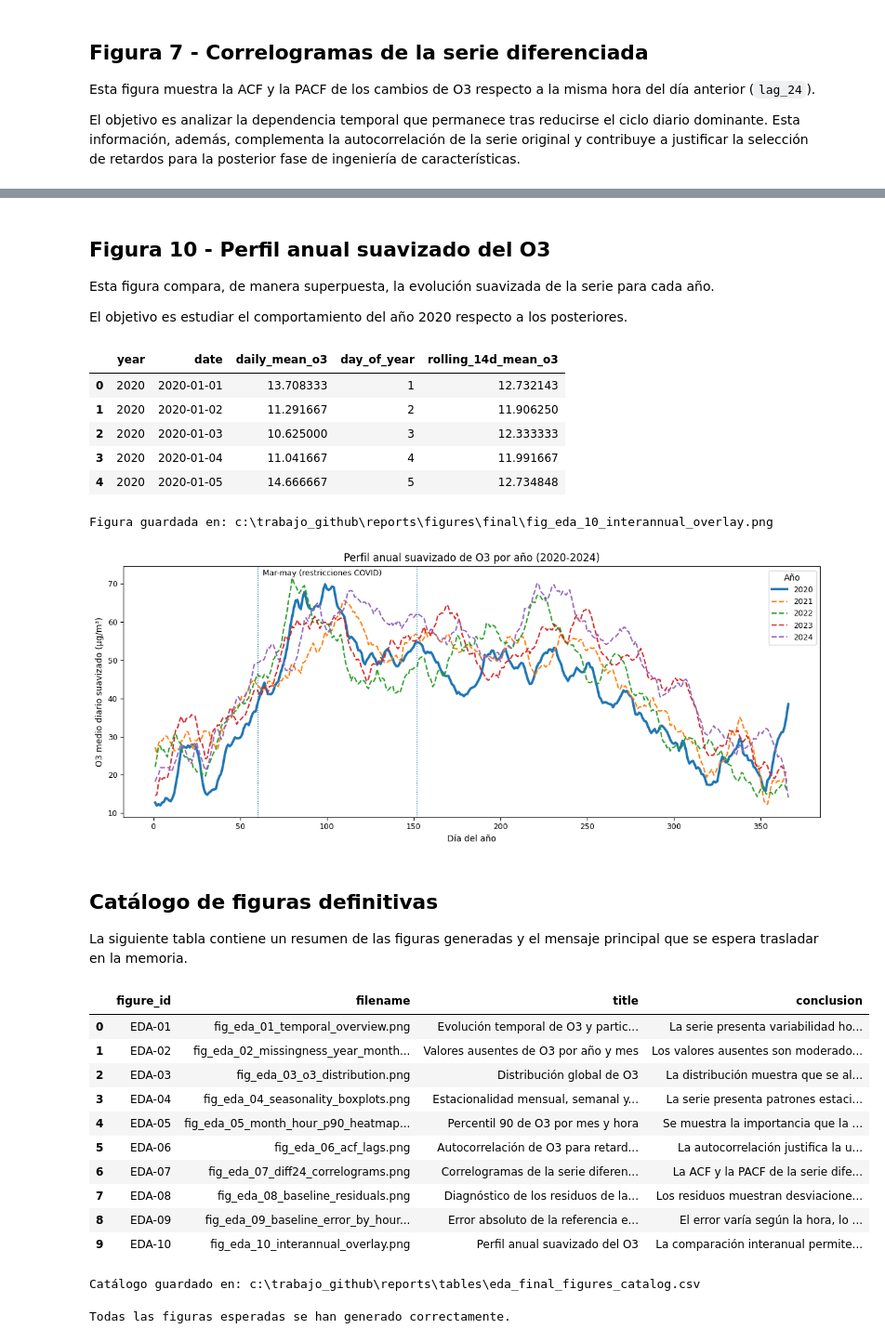
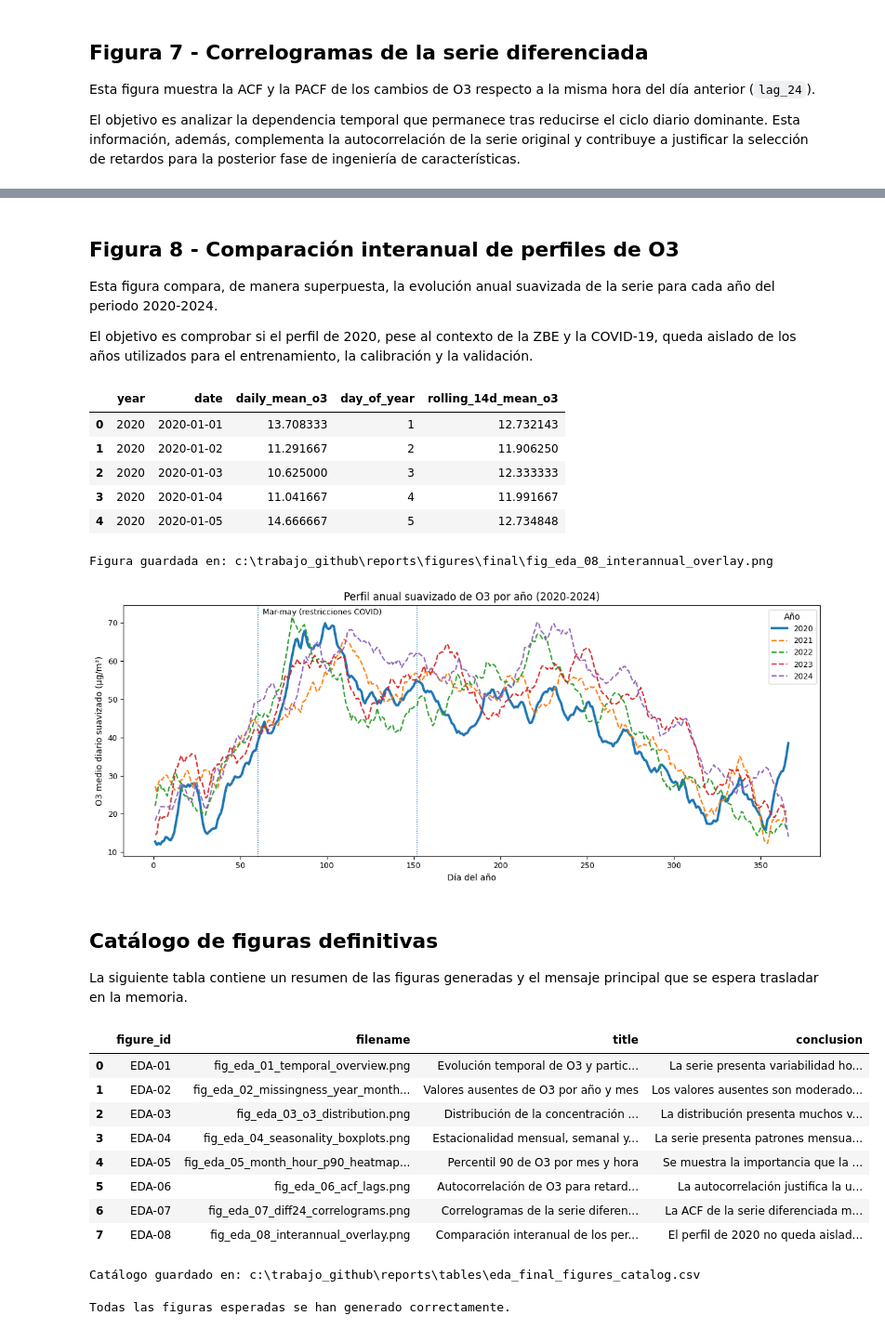
Before and after one commit to hipenation2142/trabajo, a Jupyter notebook: notebooks/01b_eda_final_figures.ipynb, the cells around one changed output, grey strips where cells are left out. Shown at 93% size. Drawn from its saved outputs; the diff is of its cells as text; code cells hidden in the pictures.

```diff
--- a/notebooks/01b_eda_final_figures.ipynb
+++ b/notebooks/01b_eda_final_figures.ipynb
@@ -1090,12 +892,12 @@ Figura guardada en: c:\trabajo_github\reports\figures\final\fig_eda_09_baseline_
 # %% [markdown]
-## Figura 10 - Perfil anual suavizado del O3
+## Figura 8 - Comparación interanual de perfiles de O3
 
-Esta figura compara, de manera superpuesta, la evolución suavizada de la serie para cada año.
+Esta figura compara, de manera superpuesta, la evolución anual suavizada de la serie para cada año del periodo 2020-2024.
 
-El objetivo es estudiar el comportamiento del año 2020 respecto a los posteriores.
+El objetivo es comprobar si el perfil de 2020, pese al contexto de la ZBE y la COVID-19, queda aislado de los años utilizados para el entrenamiento, la calibración y la validación.
 # %%
 regime_df = (
-    eda_df[eda_df["year"].between(2020, 2024)]
+    eda_modeling_df[eda_modeling_df["year"].between(2020, 2024)]
     .dropna(subset=["o3"])
     .copy()
 )
@@ -1134,8 +936,11 @@ for year in comparison_years:
         label=str(year),
     )
 
+# Las líneas verticales delimitan el periodo marzo-mayo,
+# asociado a las restricciones más severas por COVID-19 en el año 2020.
 ax.axvline(60, linestyle=":", linewidth=1)
 ax.axvline(152, linestyle=":", linewidth=1)
+
 upper_y = ax.get_ylim()[1]
 
 ax.text(
@@ -1154,7 +959,7 @@ ax.legend(title="Año")
 
 fig.tight_layout()
 
-save_final_figure(fig, "fig_eda_10_interannual_overlay.png")
+save_final_figure(fig, "fig_eda_08_interannual_overlay.png")
 
 plt.show()
 # %% [output]
@@ -1164,7 +969,7 @@ plt.show()
 | 2 | 2020 | 2020-01-03 | 10.625000 | 3 | 12.333333 |
 | 3 | 2020 | 2020-01-04 | 11.041667 | 4 | 11.991667 |
 | 4 | 2020 | 2020-01-05 | 14.666667 | 5 | 12.734848 |
-Figura guardada en: c:\trabajo_github\reports\figures\final\fig_eda_10_interannual_overlay.png
+Figura guardada en: c:\trabajo_github\reports\figures\final\fig_eda_08_interannual_overlay.png
 [figure]
 # %% [markdown]
 ## Catálogo de figuras definitivas
@@ -1177,25 +982,25 @@ final_figures_catalog = pd.DataFrame(
             "figure_id": "EDA-01",
             "filename": "fig_eda_01_temporal_overview.png",
             "title": "Evolución temporal de O3 y partición cronológica",
-            "conclusion": "La serie presenta variabilidad horaria y una evolución temporal que justifica la partición cronológica.",
+            "conclusion": "La serie presenta variabilidad horaria, estructura estacional y diferencias entre bloques cronológicos.",
         },
         {
             "figure_id": "EDA-02",
             "filename": "fig_eda_02_missingness_year_month.png",
             "title": "Valores ausentes de O3 por año y mes",
-            "conclusion": "Los valores ausentes son moderados, pero no completamente uniformes en el tiempo.",
+            "conclusion": "Los valores ausentes son moderados, pero no se distribuyen de forma completamente uniforme en el tiempo.",
         },
         {
             "figure_id": "EDA-03",
             "filename": "fig_eda_03_o3_distribution.png",
-            "title": "Distribución global de O3",
-            "conclusion": "La distribución muestra que se alcanzan valores de cierta importancia pero no excesivamente elevados.",
+            "title": "Distribución de la concentración horaria de O3",
+            "conclusion": "La distribución presenta muchos valores bajos, un cuerpo central amplio y una cola derecha asociada a episodios elevados.",
         },
         {
             "figure_id": "EDA-04",
             "filename": "fig_eda_04_seasonality_boxplots.png",
             "title": "Estacionalidad mensual, semanal y horaria",
-            "conclusion": "La serie presenta patrones estacionales que justifican el uso de variables temporales.",
+            "conclusion": "La serie presenta patrones mensuales y horarios claros, y un patrón semanal más suave.",
         },
         {
             "figure_id": "EDA-05",
@@ -1204,61 +1009,45 @@ final_figures_catalog = pd.DataFrame(
             "conclusion": "Se muestra la importancia que la combinación entre mes y hora del día tiene a la hora de predecir una concentración elevada de O3.",
         },
         {
             "figure_id": "EDA-06",
             "filename": "fig_eda_06_acf_lags.png",
-            "title": "Autocorrelación de O3 para retardos de hasta 168 horas (7 días)",
-            "conclusion": "La autocorrelación justifica la utilización de retardos cortos, diarios y semanales.",
+            "title": "Autocorrelación de O3 para retardos de hasta 168 horas",
+            "conclusion": "La autocorrelación justifica la utilización de retardos recientes y diarios; el retardo semanal puede valorarse como candidato adicional.",
         },
         {
             "figure_id": "EDA-07",
             "filename": "fig_eda_07_diff24_correlograms.png",
             "title": "Correlogramas de la serie diferenciada respecto al día anterior",
-            "conclusion": (
-                "La ACF y la PACF de la serie diferenciada muestran qué dependencia temporal permanece tras reducir el ciclo diario dominante."
-            ),
+            "conclusion": "La ACF de la serie diferenciada muestra autocorrelación elevada para el retardo de 1 hora; la PACF, además, en los retardos próximos a múltiplos de 24 horas.",
         },
         {
             "figure_id": "EDA-08",
-            "filename": "fig_eda_08_baseline_residuals.png",
-            "title": "Diagnóstico de los residuos de la referencia estacional diaria",
-            "conclusion": "Los residuos muestran desviaciones respecto a la normalidad y motivan el uso de intervalos de predicción.",
-        },
-        {
-            "figure_id": "EDA-09",
-            "filename": "fig_eda_09_baseline_error_by_hour.png",
-            "title": "Error absoluto de la referencia estacional diaria",
-            "conclusion": "El error varía según la hora, lo que sugiere heterocedasticidad temporal.",
-        },
-        {
-            "figure_id": "EDA-10",
-            "filename": "fig_eda_10_interannual_overlay.png",
-            "title": "Perfil anual suavizado del O3",
-            "conclusion": "La comparación interanual permite estudiar la potencial singularidad del año 2020.",
+            "filename": "fig_eda_08_interannual_overlay.png",
+            "title": "Comparación interanual de los perfiles anuales de O3",
+            "conclusion": "El perfil de 2020 no queda aislado respecto al resto de años, lo que apuntala la inclusión de 2020 en el conjunto de entrenamiento.",
         },
     ]
 )
 
 display(final_figures_catalog)
 
 final_figures_catalog.to_csv(
     TABLES_DIR / "eda_final_figures_catalog.csv",
     index=False,
     lineterminator="\n",
 )
 
 print(f"Catálogo guardado en: {TABLES_DIR / 'eda_final_figures_catalog.csv'}")
 # %% [output]
 |  | figure_id | filename | title | conclusion |
 | 0 | EDA-01 | fig_eda_01_temporal_overview.png | Evolución temporal de O3 y partic... | La serie presenta variabilidad ho... |
 | 1 | EDA-02 | fig_eda_02_missingness_year_month... | Valores ausentes de O3 por año y mes | Los valores ausentes son moderado... |
-| 2 | EDA-03 | fig_eda_03_o3_distribution.png | Distribución global de O3 | La distribución muestra que se al... |
-| 3 | EDA-04 | fig_eda_04_seasonality_boxplots.png | Estacionalidad mensual, semanal y... | La serie presenta patrones estaci... |
+| 2 | EDA-03 | fig_eda_03_o3_distribution.png | Distribución de la concentración ... | La distribución presenta muchos v... |
+| 3 | EDA-04 | fig_eda_04_seasonality_boxplots.png | Estacionalidad mensual, semanal y... | La serie presenta patrones mensua... |
 | 4 | EDA-05 | fig_eda_05_month_hour_p90_heatmap... | Percentil 90 de O3 por mes y hora | Se muestra la importancia que la ... |
 | 5 | EDA-06 | fig_eda_06_acf_lags.png | Autocorrelación de O3 para retard... | La autocorrelación justifica la u... |
-| 6 | EDA-07 | fig_eda_07_diff24_correlograms.png | Correlogramas de la serie diferen... | La ACF y la PACF de la serie dife... |
-| 7 | EDA-08 | fig_eda_08_baseline_residuals.png | Diagnóstico de los residuos de la... | Los residuos muestran desviacione... |
-| 8 | EDA-09 | fig_eda_09_baseline_error_by_hour... | Error absoluto de la referencia e... | El error varía según la hora, lo ... |
-| 9 | EDA-10 | fig_eda_10_interannual_overlay.png | Perfil anual suavizado del O3 | La comparación interanual permite... |
+| 6 | EDA-07 | fig_eda_07_diff24_correlograms.png | Correlogramas de la serie diferen... | La ACF de la serie diferenciada m... |
+| 7 | EDA-08 | fig_eda_08_interannual_overlay.png | Comparación interanual de los per... | El perfil de 2020 no queda aislad... |
 Catálogo guardado en: c:\trabajo_github\reports\tables\eda_final_figures_catalog.csv
 # %%
 # Comprobación final: se verifica que todas las figuras esperadas se han generado.
```
Also changed, not shown: parts of 11 cells of this notebook, 6 other files.
